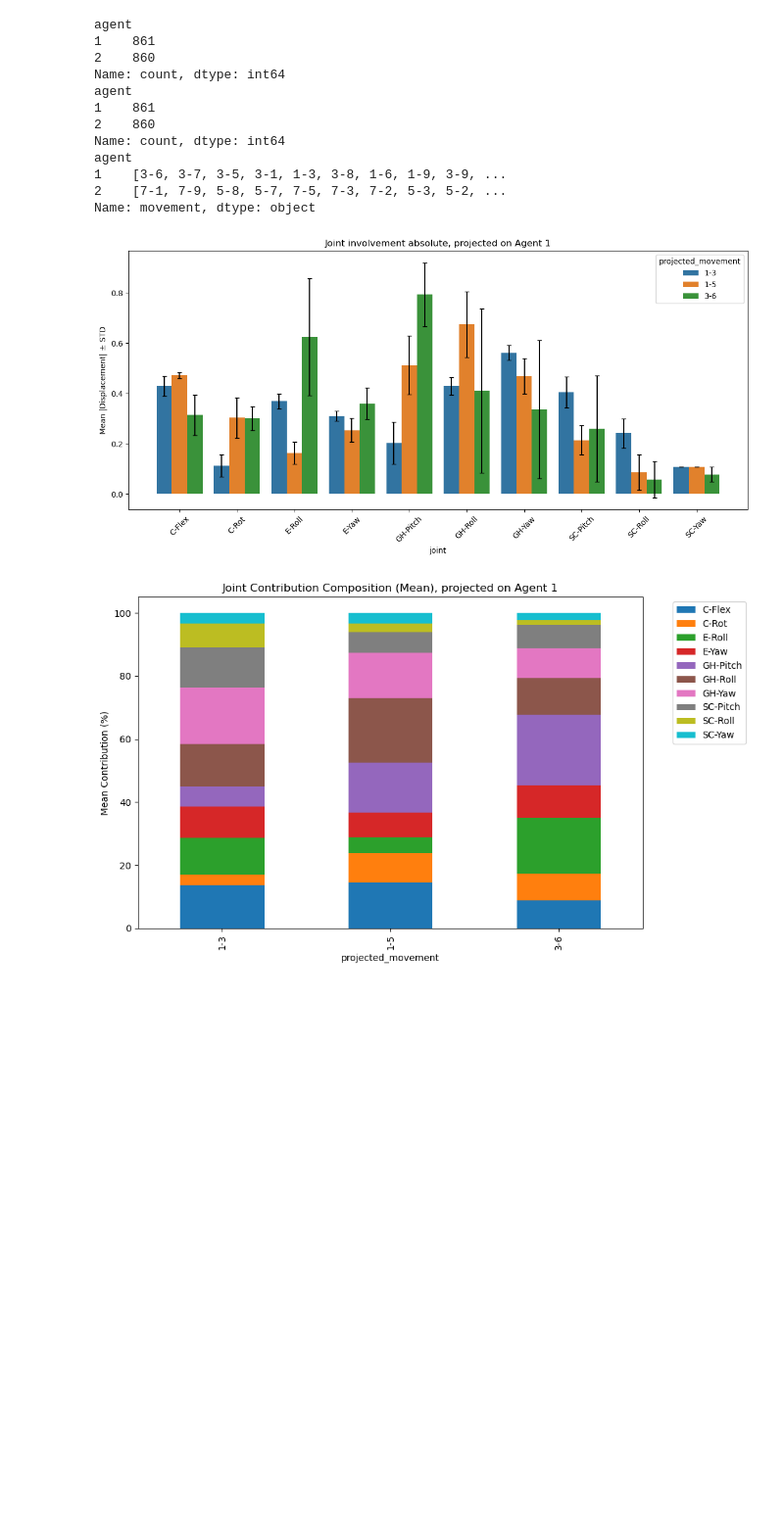
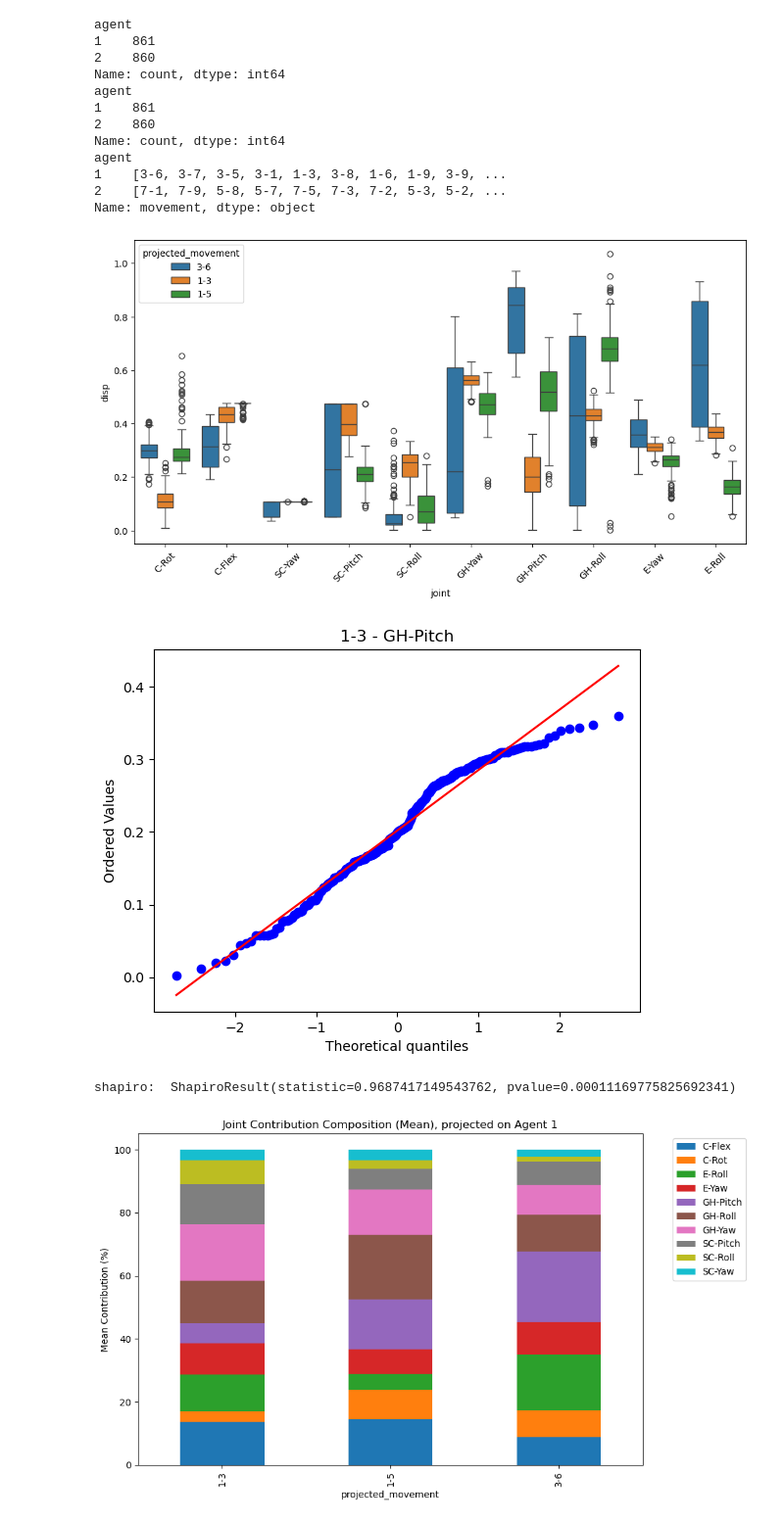
Before and after one commit to bj1110/Masterarbeit, a Jupyter notebook: eval/simdata_eval.ipynb, the cells around one changed output. Shown at 98% size. Saved outputs shown, nothing was run; the diff lists cells and outputs as text; code cells hidden in the pictures; blank space fills up the shorter version.

Commit message:
improved plots & introduced velocity plot

```diff
--- a/eval/simdata_eval.ipynb
+++ b/eval/simdata_eval.ipynb
@@ -43,7 +43,7 @@ for file in data_dir.iterdir():
         "converged": data["trajectory"] is not None,
         "NJS": info.get("NJS"),
         "EE_NJS": info.get("Endeffector_NJS"),
-        "Solution_EE_NJS": info.get("Calculated_EE_NJS")
+        "Solution_EE_NJS": info.get("Calculated_EE_NJS"),
     }
 
     traj = data["trajectory"]
@@ -59,6 +59,18 @@ for file in data_dir.iterdir():
         for joint, s, e in zip(joints, start_pos, end_pos):
             row[f"{joint}_disp"] = e - s
 
+        joint_vels = {j: [] for j in joints}
+
+        for p in points:
+            vels = p.get("velocities", [])
+
+            for j, v in zip(joints, vels):
+                joint_vels[j].append(v)
+
+        # store in row
+        for j in joints:
+            row[f"{j}_vel"] = joint_vels[j]
+
     rows.append(row)
 
 
@@ -209,66 +221,62 @@ for _, row in df[df["converged"]].iterrows():
 
 long_df = pd.DataFrame(rows)
 
-stats = long_df.groupby(["projected_movement", "joint"]).agg(
+joint_stats = long_df.groupby(["projected_movement", "joint"]).agg(
     mean=("disp", "mean"),
     std=("disp", "std")
 ).reset_index()
 
 joint_labels = {
     "columna_rot_joint": "C-Rot",
     "columna_flex_joint": "C-Flex",
     "sternoclavicular_yaw_joint": "SC-Yaw",
     "sternoclavicular_pitch_joint": "SC-Pitch",
     "sternoclavicular_roll_joint": "SC-Roll",
     "glenohumeral_yaw_joint": "GH-Yaw",
     "glenohumeral_pitch_joint": "GH-Pitch",
     "glenohumeral_roll_joint": "GH-Roll",
     "elbow_yaw_joint": "E-Yaw",
     "elbow_roll_joint": "E-Roll",
 }
 
-stats["joint"] = stats["joint"].map(joint_labels)
+joint_stats["joint"] = joint_stats["joint"].map(joint_labels)
+long_df["joint"] = long_df["joint"].map(joint_labels)
 
 plt.figure(figsize=(12,6))
-ax = plt.gca()
 
-stats["joint"] = pd.Categorical(
-    stats["joint"],
-    categories=stats["joint"].unique(),
-    ordered=True
+sns.boxplot(
+    data=long_df,
+    x="joint",
+    y="disp",
+    hue="projected_movement"
 )
 
-sns.barplot(
-    data=stats,
-    x="joint",
-    y="mean",
-    hue="projected_movement",
-    errorbar=None,
-    ax=ax
-)
-
-for patch, (_, row) in zip(ax.patches, stats.iterrows()):
-    x = patch.get_x() + patch.get_width() / 2
-    y = patch.get_height()
-
-    ax.errorbar(
-        x=x,
-        y=y,
-        yerr=row["std"],
-        fmt="none",
-        ecolor="black",
-        capsize=3
-    )
-
 plt.xticks(rotation=45)
-plt.ylabel("Mean |Displacement| ± STD")
-plt.title("Joint involvement absolute, projected on Agent 1")
-plt.tight_layout()
 plt.show()
 
 #Box plot?
+
+movement = "1-3"
+joint = "GH-Pitch"
+
+x = long_df[
+    (long_df.projected_movement == movement) &
+    (long_df.joint == joint)
+]["disp"]
+
+from scipy.stats import probplot
+
+probplot(x, dist="norm", plot=plt)
+plt.title(f"{movement} - {joint}")
+plt.show()
+
+from scipy.stats import shapiro
+
+print("shapiro: ", shapiro(x))
 # %% [output]
-[figure, old version]
+[figure, new version]
+[figure, added]
+shapiro:  ShapiroResult(statistic=0.9687417149543762, pvalue=0.00011169775825692341)
 # %%
 rows = []
 
```
Also changed, not shown: parts of 10 cells of this notebook, 1 other file.
